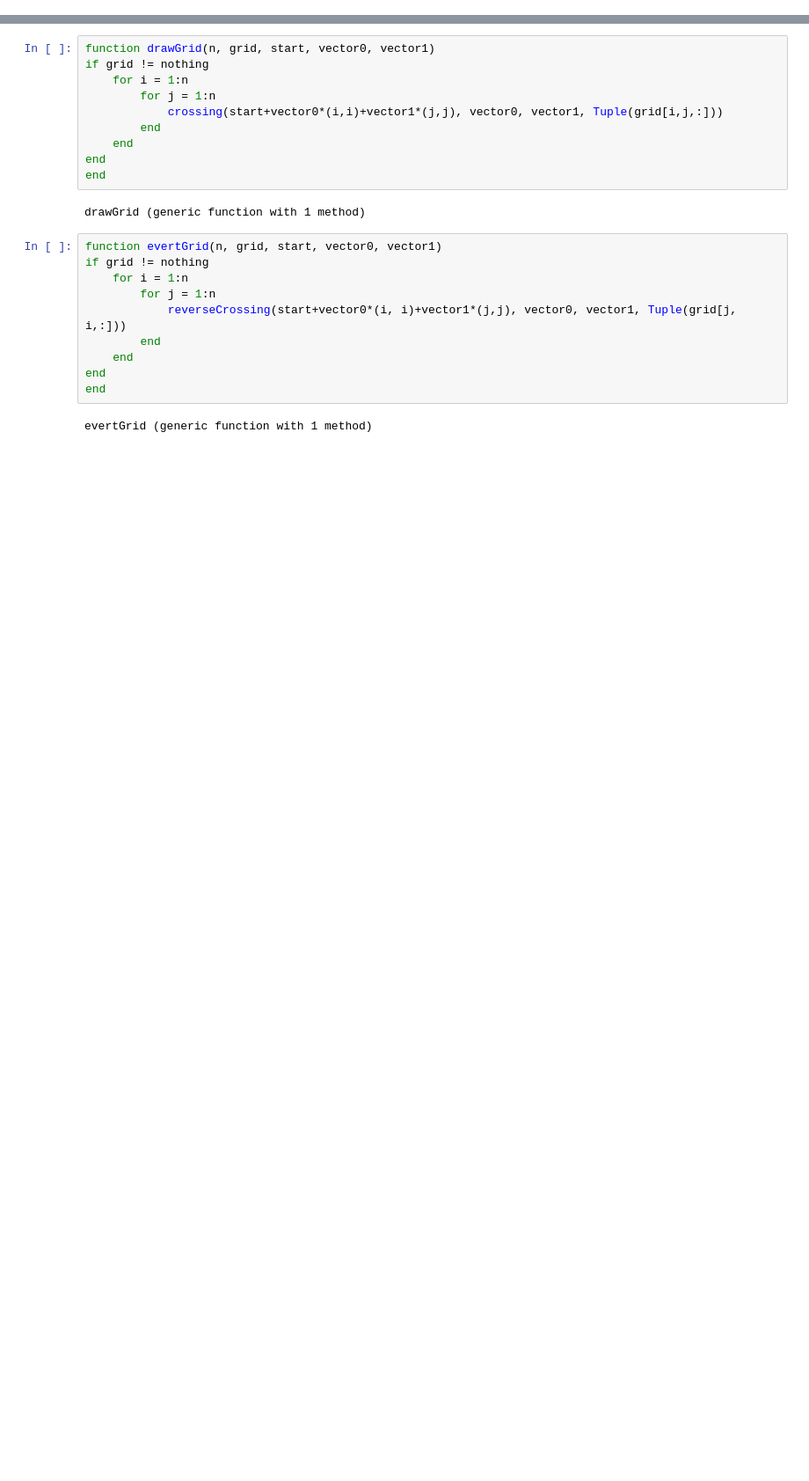
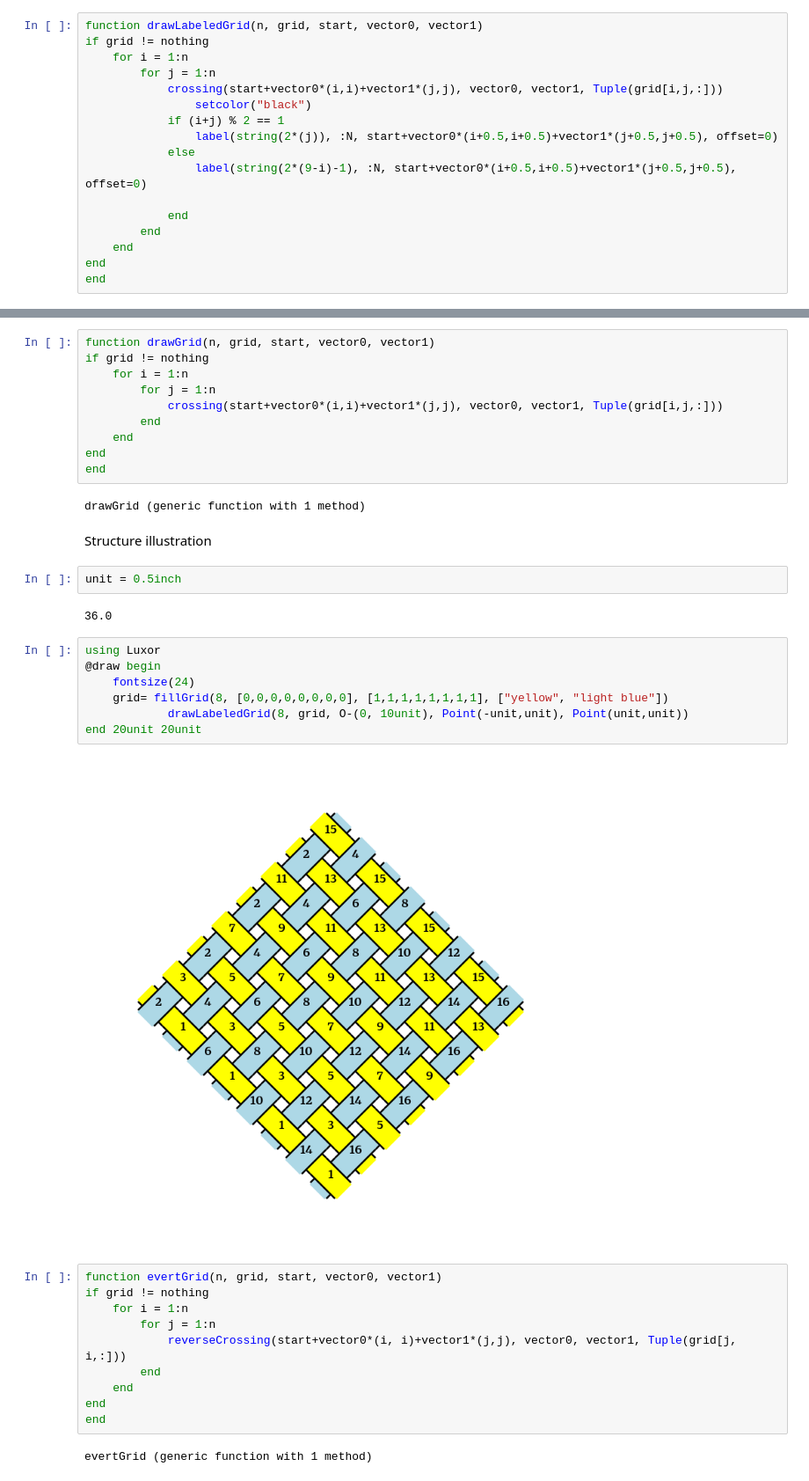
Before and after one commit to joshuarbholden/kumihimo, a Jupyter notebook: naiki_draw.ipynb, the cells around one changed output, grey strips where cells are left out. Shown at 88% size. Cells and saved outputs as stored; diff of their text form; blank space fills up the shorter version.

Commit message:
structure diagram

```diff
--- a/naiki_draw.ipynb
+++ b/naiki_draw.ipynb
@@ -70,3 +130,20 @@ function fillGrid(n, left, right, colors)
 end
 # %% [output]
 fillGrid (generic function with 1 method)
+# %%
+function drawLabeledGrid(n, grid, start, vector0, vector1)
+if grid != nothing
+    for i = 1:n
+        for j = 1:n
+            crossing(start+vector0*(i,i)+vector1*(j,j), vector0, vector1, Tuple(grid[i,j,:]))
+                setcolor("black")
+            if (i+j) % 2 == 1
+                label(string(2*(j)), :N, start+vector0*(i+0.5,i+0.5)+vector1*(j+0.5,j+0.5), offset=0)
+            else
+                label(string(2*(9-i)-1), :N, start+vector0*(i+0.5,i+0.5)+vector1*(j+0.5,j+0.5), offset=0)
+
+            end
+        end
+    end
+end
+end
@@ -82,6 +161,21 @@ end
 end
 # %% [output]
 drawGrid (generic function with 1 method)
+# %% [markdown]
+Structure illustration
+# %%
+unit = 0.5inch
+# %% [output]
+36.0
+# %%
+using Luxor
+@draw begin
+    fontsize(24)
+    grid= fillGrid(8, [0,0,0,0,0,0,0,0], [1,1,1,1,1,1,1,1], ["yellow", "light blue"])
+            drawLabeledGrid(8, grid, O-(0, 10unit), Point(-unit,unit), Point(unit,unit))
+end 20unit 20unit
+# %% [output]
+[figure, added]
 # %%
 function evertGrid(n, grid, start, vector0, vector1)
 if grid != nothing
```
Also changed, not shown: parts of 4 cells of this notebook.
